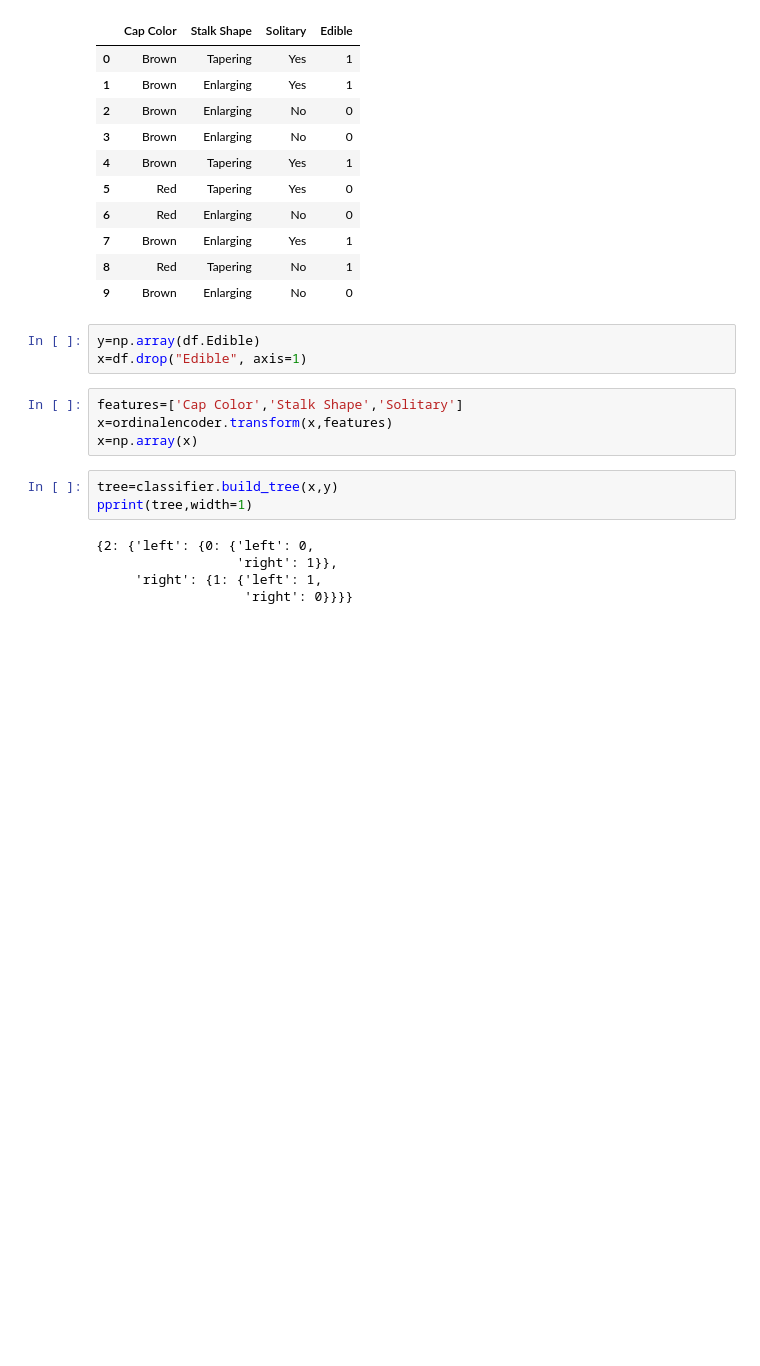
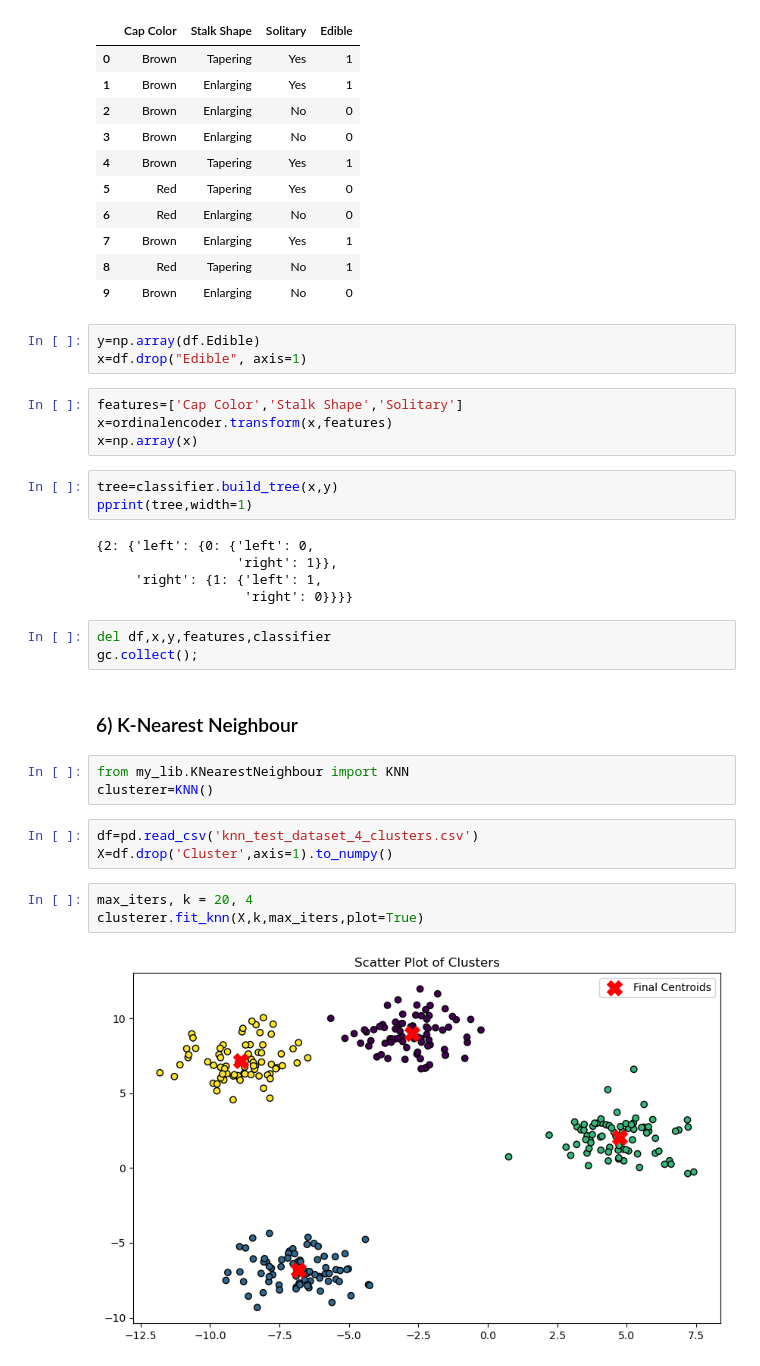
Before and after one commit to MaksudMalik/ML-lib-from-scratch, a Jupyter notebook: playground.ipynb, the cells around one changed output. Drawn from its saved outputs; the diff is of its cells as text; blank space fills up the shorter version.

```diff
--- a/playground.ipynb
+++ b/playground.ipynb
@@ -363,3 +366,19 @@ pprint(tree,width=1)
                   'right': 1}},
      'right': {1: {'left': 1,
                    'right': 0}}}}
+# %%
+del df,x,y,features,classifier
+gc.collect();
+# %% [markdown]
+ ### 6) K-Nearest Neighbour
+# %%
+from my_lib.KNearestNeighbour import KNN
+clusterer=KNN()
+# %%
+df=pd.read_csv('knn_test_dataset_4_clusters.csv')
+X=df.drop('Cluster',axis=1).to_numpy()
+# %%
+max_iters, k = 20, 4
+clusterer.fit_knn(X,k,max_iters,plot=True)
+# %% [output]
+[figure, added]
```
Also changed, not shown: parts of 8 cells of this notebook, 3 other files.
